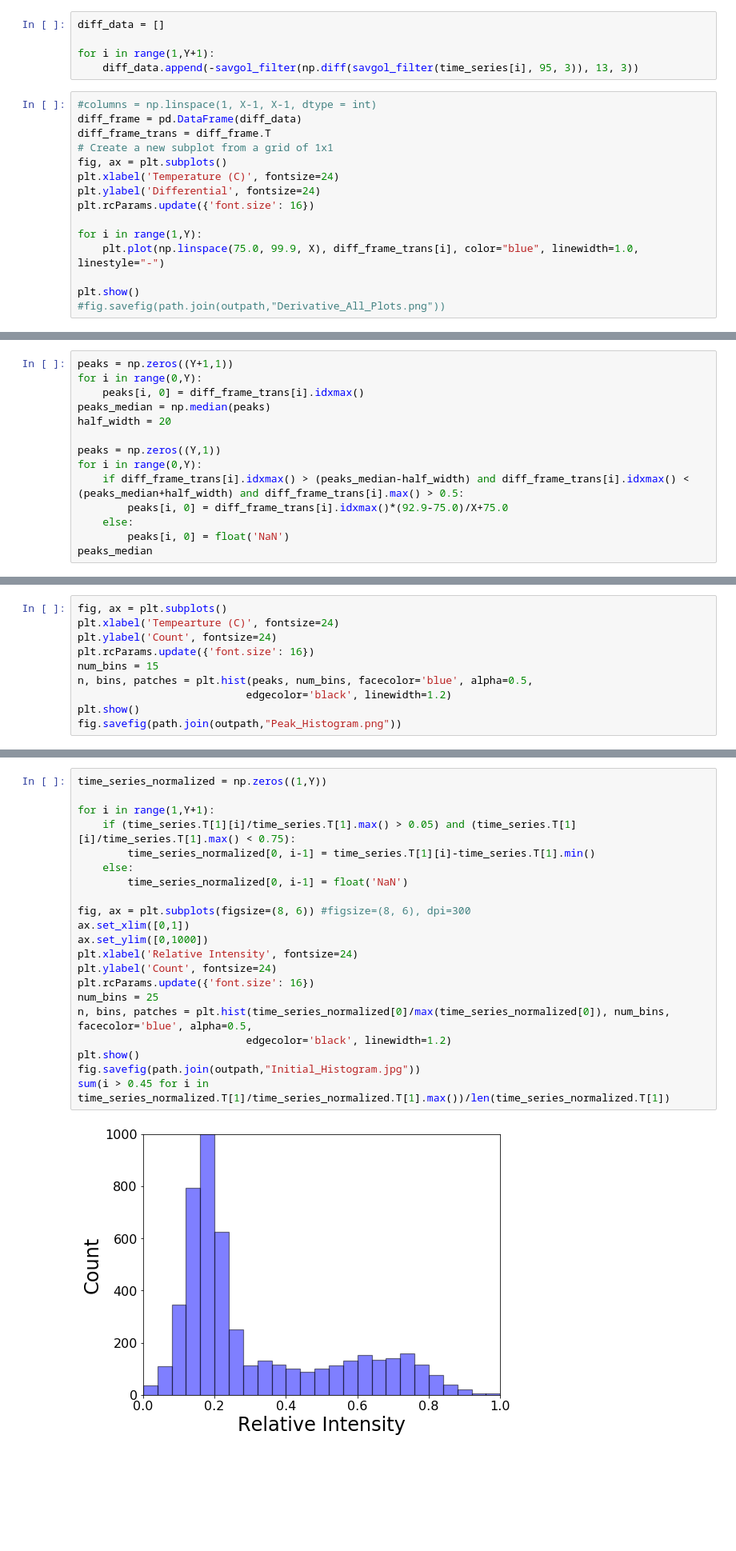
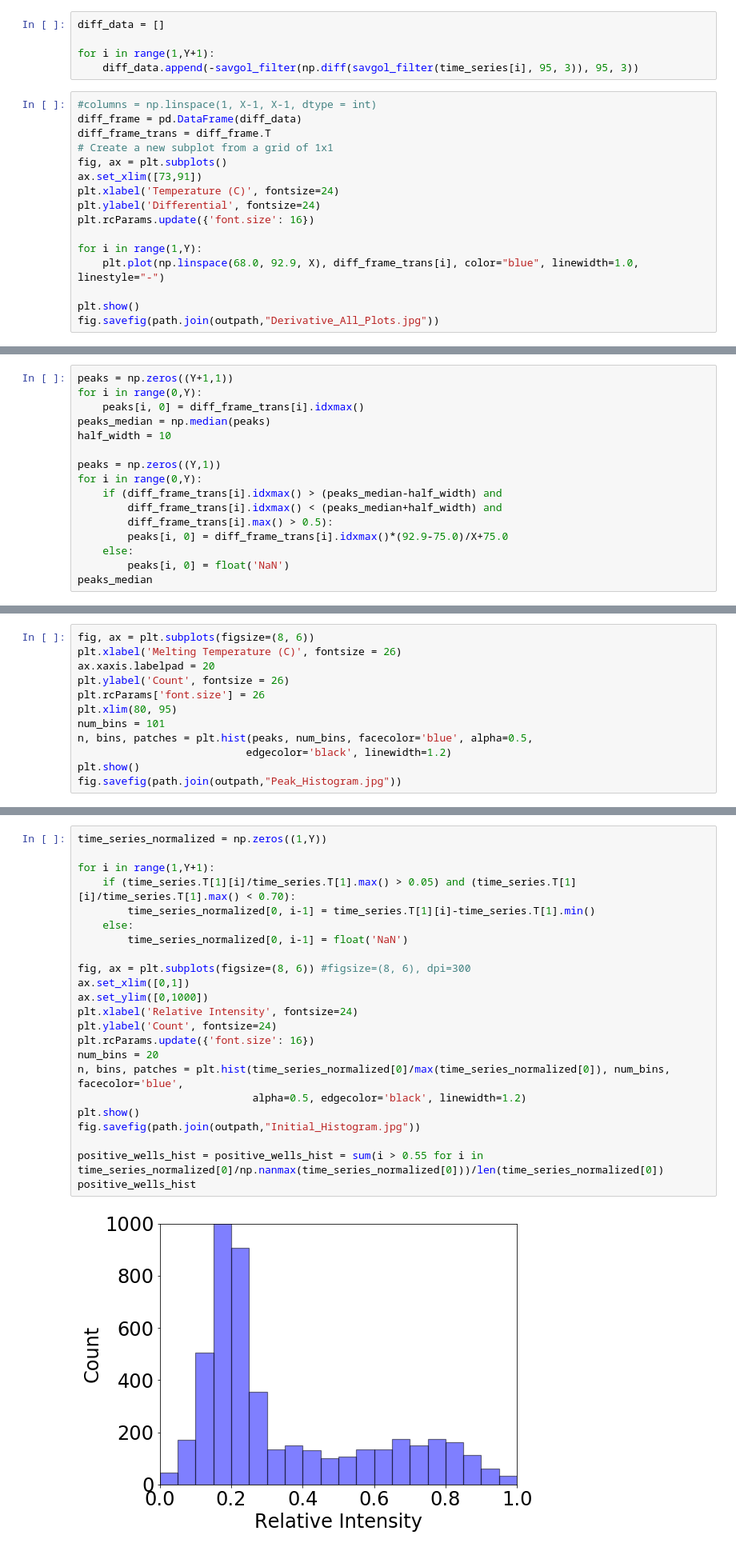
Before and after one commit to dgaddes/HRM, a Jupyter notebook: HRM Analysis.ipynb, the cells around one changed output, grey strips where cells are left out. Shown at 80% size. Saved outputs shown, nothing was run; the diff lists cells and outputs as text; blank space fills up the shorter version.

Commit message:
update to histograms and formatting on graphs

```diff
--- a/HRM Analysis.ipynb
+++ b/HRM Analysis.ipynb
@@ -45,19 +55,20 @@ plt.show()
 diff_data = []
 
 for i in range(1,Y+1):
-    diff_data.append(-savgol_filter(np.diff(savgol_filter(time_series[i], 95, 3)), 13, 3))
+    diff_data.append(-savgol_filter(np.diff(savgol_filter(time_series[i], 95, 3)), 95, 3))
 # %%
 #columns = np.linspace(1, X-1, X-1, dtype = int)
 diff_frame = pd.DataFrame(diff_data)
 diff_frame_trans = diff_frame.T
 # Create a new subplot from a grid of 1x1
 fig, ax = plt.subplots()
+ax.set_xlim([73,91])
 plt.xlabel('Temperature (C)', fontsize=24)
 plt.ylabel('Differential', fontsize=24)
 plt.rcParams.update({'font.size': 16})
 
 for i in range(1,Y):
-    plt.plot(np.linspace(75.0, 99.9, X), diff_frame_trans[i], color="blue", linewidth=1.0, linestyle="-")
+    plt.plot(np.linspace(68.0, 92.9, X), diff_frame_trans[i], color="blue", linewidth=1.0, linestyle="-")
 
 plt.show()
-#fig.savefig(path.join(outpath,"Derivative_All_Plots.png"))
+fig.savefig(path.join(outpath,"Derivative_All_Plots.jpg"))
@@ -66,11 +89,13 @@ peaks = np.zeros((Y+1,1))
 for i in range(0,Y):
     peaks[i, 0] = diff_frame_trans[i].idxmax()
 peaks_median = np.median(peaks)
-half_width = 20
+half_width = 10
 
 peaks = np.zeros((Y,1))
 for i in range(0,Y):
-    if diff_frame_trans[i].idxmax() > (peaks_median-half_width) and diff_frame_trans[i].idxmax() < (peaks_median+half_width) and diff_frame_trans[i].max() > 0.5:
+    if (diff_frame_trans[i].idxmax() > (peaks_median-half_width) and
+        diff_frame_trans[i].idxmax() < (peaks_median+half_width) and
+        diff_frame_trans[i].max() > 0.5):
         peaks[i, 0] = diff_frame_trans[i].idxmax()*(92.9-75.0)/X+75.0
     else:
         peaks[i, 0] = float('NaN')
@@ -78,10 +107,12 @@ peaks_median
 # %%
-fig, ax = plt.subplots()
-plt.xlabel('Tempearture (C)', fontsize=24)
-plt.ylabel('Count', fontsize=24)
-plt.rcParams.update({'font.size': 16})
-num_bins = 15
+fig, ax = plt.subplots(figsize=(8, 6))
+plt.xlabel('Melting Temperature (C)', fontsize = 26)
+ax.xaxis.labelpad = 20
+plt.ylabel('Count', fontsize = 26)
+plt.rcParams['font.size'] = 26
+plt.xlim(80, 95)
+num_bins = 101
 n, bins, patches = plt.hist(peaks, num_bins, facecolor='blue', alpha=0.5,
                            edgecolor='black', linewidth=1.2)
 plt.show()
-fig.savefig(path.join(outpath,"Peak_Histogram.png"))
+fig.savefig(path.join(outpath,"Peak_Histogram.jpg"))
@@ -88,23 +123,25 @@ fig.savefig(path.join(outpath,"Peak_Histogram.png"))
 # %%
 time_series_normalized = np.zeros((1,Y))
 
 for i in range(1,Y+1):
-    if (time_series.T[1][i]/time_series.T[1].max() > 0.05) and (time_series.T[1][i]/time_series.T[1].max() < 0.75):
+    if (time_series.T[1][i]/time_series.T[1].max() > 0.05) and (time_series.T[1][i]/time_series.T[1].max() < 0.70):
         time_series_normalized[0, i-1] = time_series.T[1][i]-time_series.T[1].min()
     else:
         time_series_normalized[0, i-1] = float('NaN')
 
 fig, ax = plt.subplots(figsize=(8, 6)) #figsize=(8, 6), dpi=300
 ax.set_xlim([0,1])
 ax.set_ylim([0,1000])
 plt.xlabel('Relative Intensity', fontsize=24)
 plt.ylabel('Count', fontsize=24)
 plt.rcParams.update({'font.size': 16})
-num_bins = 25
-n, bins, patches = plt.hist(time_series_normalized[0]/max(time_series_normalized[0]), num_bins, facecolor='blue', alpha=0.5,
-                           edgecolor='black', linewidth=1.2)
+num_bins = 20
+n, bins, patches = plt.hist(time_series_normalized[0]/max(time_series_normalized[0]), num_bins, facecolor='blue',
+                            alpha=0.5, edgecolor='black', linewidth=1.2)
 plt.show()
 fig.savefig(path.join(outpath,"Initial_Histogram.jpg"))
-sum(i > 0.45 for i in time_series_normalized.T[1]/time_series_normalized.T[1].max())/len(time_series_normalized.T[1])
+
+positive_wells_hist = positive_wells_hist = sum(i > 0.55 for i in time_series_normalized[0]/np.nanmax(time_series_normalized[0]))/len(time_series_normalized[0])
+positive_wells_hist
 # %% [output]
-[figure, old version]
+[figure, new version]
```
Also changed, not shown: parts of 23 cells of this notebook, 17 other files.
